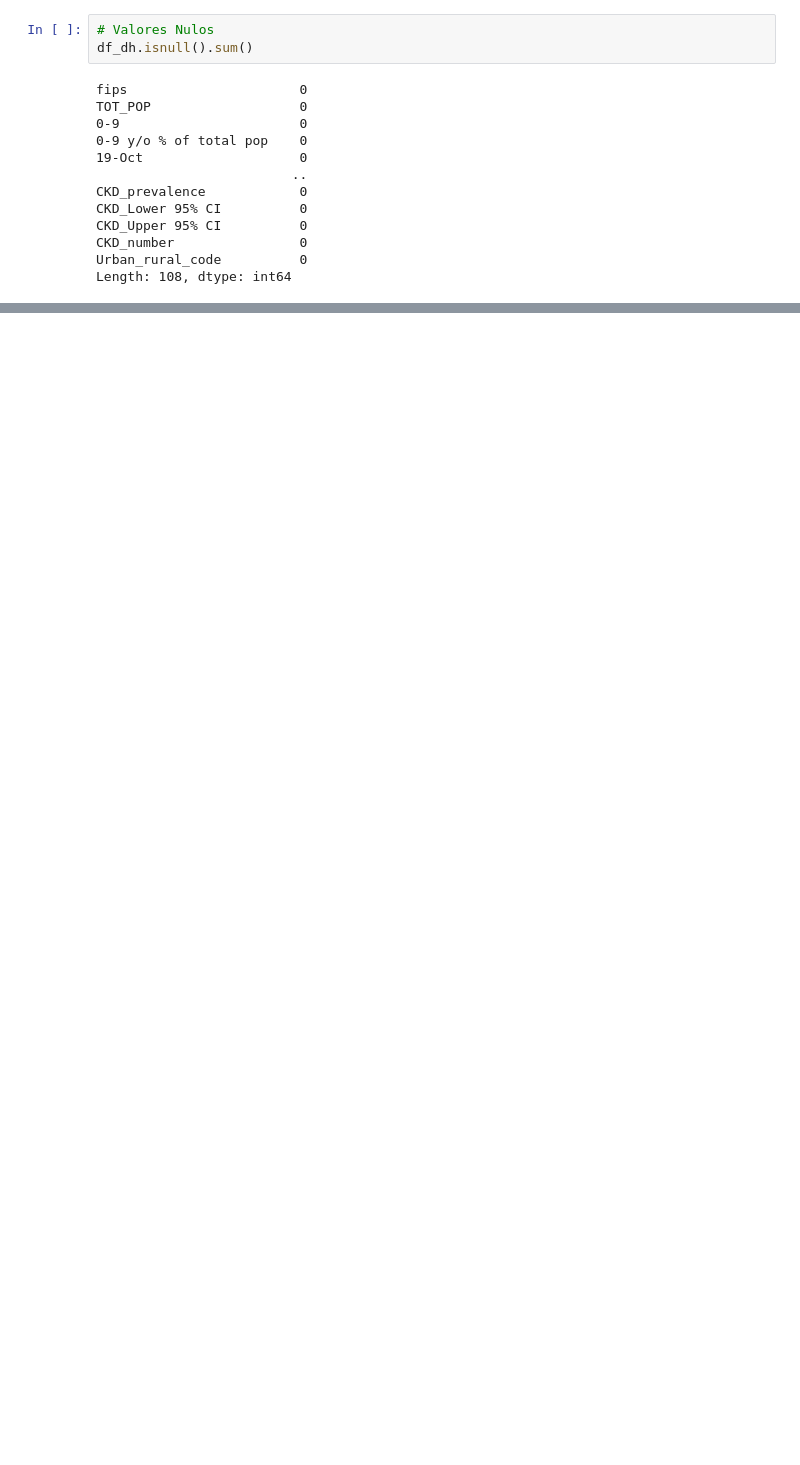
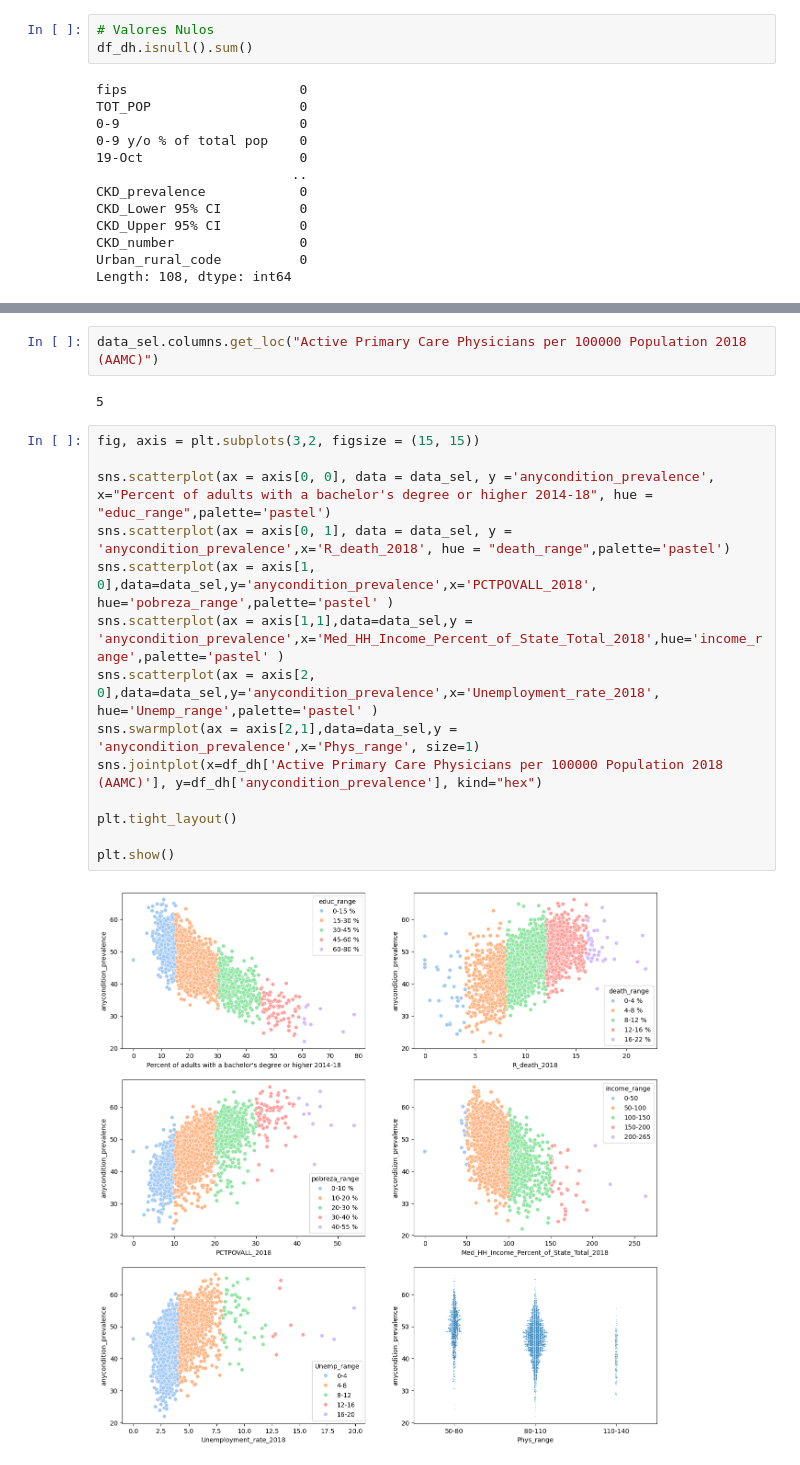
Before and after one commit to Jairo-Almanza/Modelo-de-regresion-lineal-usando-pandas-y-python, a Jupyter notebook: src/explore.ipynb, the cells around one changed output, grey strips where cells are left out. Drawn from its saved outputs; the diff is of its cells as text; blank space fills up the shorter version.

```diff
--- a/src/explore.ipynb
+++ b/src/explore.ipynb
@@ -83,0 +219,20 @@ Length: 108, dtype: int64
+# %%
+data_sel.columns.get_loc("Active Primary Care Physicians per 100000 Population 2018 (AAMC)")
+# %% [output]
+5
+# %%
+fig, axis = plt.subplots(3,2, figsize = (15, 15))
+
+sns.scatterplot(ax = axis[0, 0], data = data_sel, y ='anycondition_prevalence', x="Percent of adults with a bachelor's degree or higher 2014-18", hue = "educ_range",palette='pastel')
+sns.scatterplot(ax = axis[0, 1], data = data_sel, y = 'anycondition_prevalence',x='R_death_2018', hue = "death_range",palette='pastel')
+sns.scatterplot(ax = axis[1, 0],data=data_sel,y='anycondition_prevalence',x='PCTPOVALL_2018', hue='pobreza_range',palette='pastel' )
+sns.scatterplot(ax = axis[1,1],data=data_sel,y = 'anycondition_prevalence',x='Med_HH_Income_Percent_of_State_Total_2018',hue='income_range',palette='pastel' )
+sns.scatterplot(ax = axis[2, 0],data=data_sel,y='anycondition_prevalence',x='Unemployment_rate_2018', hue='Unemp_range',palette='pastel' )
+sns.swarmplot(ax = axis[2,1],data=data_sel,y = 'anycondition_prevalence',x='Phys_range', size=1)
+sns.jointplot(x=df_dh['Active Primary Care Physicians per 100000 Population 2018 (AAMC)'], y=df_dh['anycondition_prevalence'], kind="hex")
+
+plt.tight_layout()
+
+plt.show()
+# %% [output]
+[figure, added]
```
Also changed, not shown: parts of 42 cells of this notebook, 1 other file.
